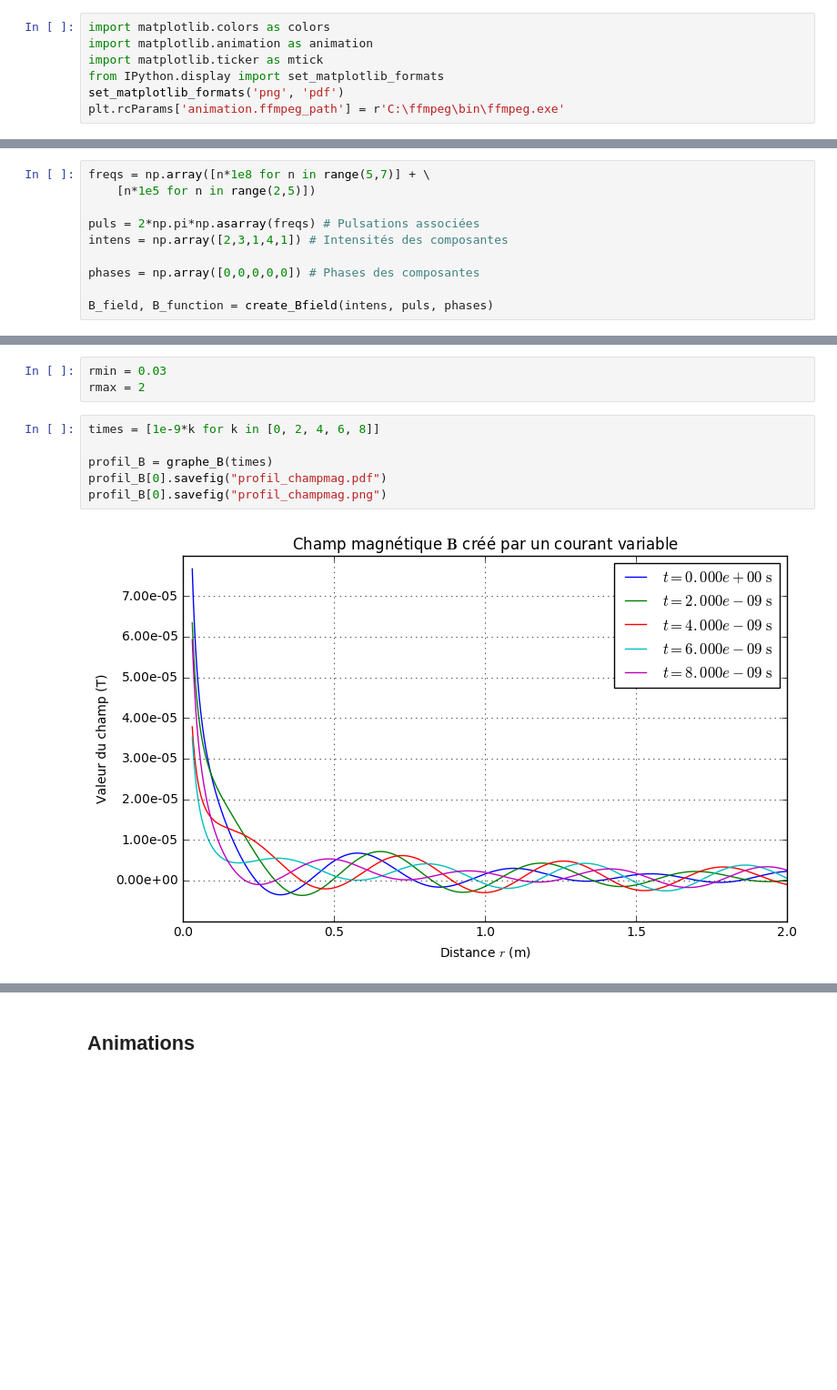
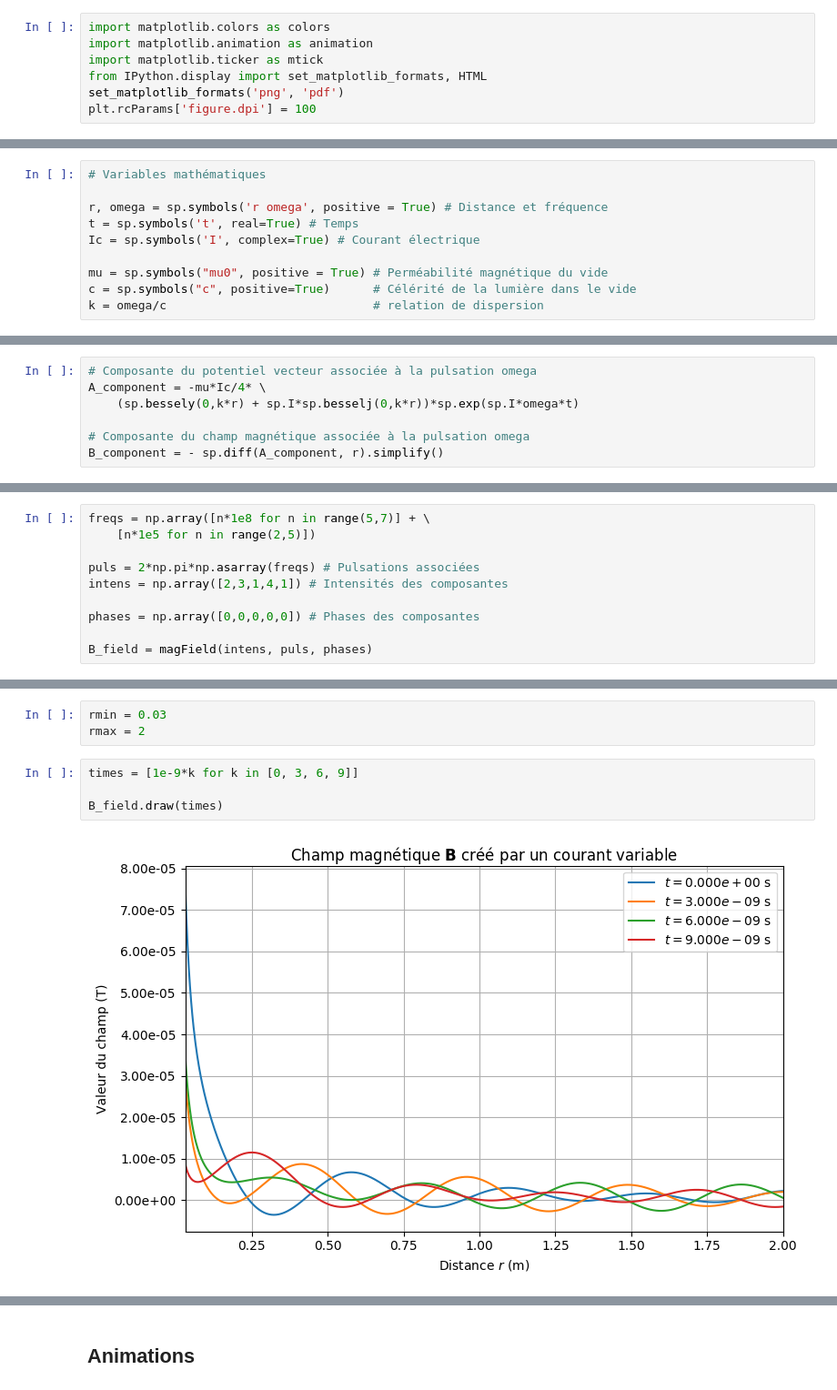
Before and after one commit to ManifoldFR/appro-phy-ts, a Jupyter notebook: parts/electrostat/champmag_courantvariable/variableCurrent_field.ipynb, the cells around one changed output, grey strips where cells are left out. Shown at 91% size. Saved outputs shown, nothing was run; the diff lists cells and outputs as text; blank space fills up the shorter version.

```diff
--- a/parts/electrostat/champmag_courantvariable/variableCurrent_field.ipynb
+++ b/parts/electrostat/champmag_courantvariable/variableCurrent_field.ipynb
@@ -6,15 +6,25 @@ import matplotlib.pyplot as plt
 import matplotlib.colors as colors
 import matplotlib.animation as animation
 import matplotlib.ticker as mtick
-from IPython.display import set_matplotlib_formats
+from IPython.display import set_matplotlib_formats, HTML
 set_matplotlib_formats('png', 'pdf')
-plt.rcParams['animation.ffmpeg_path'] = r'C:\ffmpeg\bin\ffmpeg.exe'
+plt.rcParams['figure.dpi'] = 100
 # %%
 import numpy as np
 import scipy.special as spec
 import scipy.integrate as inte
 import sympy as sp
 sp.init_printing()
+# %%
+# Variables mathématiques
+
+r, omega = sp.symbols('r omega', positive = True) # Distance et fréquence
+t = sp.symbols('t', real=True) # Temps
+Ic = sp.symbols('I', complex=True) # Courant électrique
+
+mu = sp.symbols("mu0", positive = True) # Perméabilité magnétique du vide
+c = sp.symbols("c", positive=True)      # Célérité de la lumière dans le vide
+k = omega/c                             # relation de dispersion
 # %% [markdown]
 # Position du problème
 # %% [markdown]
@@ -57,3 +40,10 @@ def create_Bfield(intens,puls,phas):
+# %%
+# Composante du potentiel vecteur associée à la pulsation omega
+A_component = -mu*Ic/4* \
+    (sp.bessely(0,k*r) + sp.I*sp.besselj(0,k*r))*sp.exp(sp.I*omega*t)
+
+# Composante du champ magnétique associée à la pulsation omega
+B_component = - sp.diff(A_component, r).simplify()
 # %%
 B_component
 # %% [output]
@@ -199,4 +326,4 @@ intens = np.array([2,3,1,4,1]) # Intensités des composantes
 
 phases = np.array([0,0,0,0,0]) # Phases des composantes
 
-B_field, B_function = create_Bfield(intens, puls, phases)
+B_field = magField(intens, puls, phases)
@@ -206,11 +342,9 @@ La cellule suivante définit les distances minimale et maximale pour lesquels tr
 rmin = 0.03
 rmax = 2
 # %%
-times = [1e-9*k for k in [0, 2, 4, 6, 8]]
+times = [1e-9*k for k in [0, 3, 6, 9]]
 
-profil_B = graphe_B(times)
-profil_B[0].savefig("profil_champmag.pdf")
-profil_B[0].savefig("profil_champmag.png")
+B_field.draw(times)
 # %% [output]
-[figure, old version]
+[figure, new version]
 # %%
```
Also changed, not shown: parts of 39 cells of this notebook, 10 other files.
